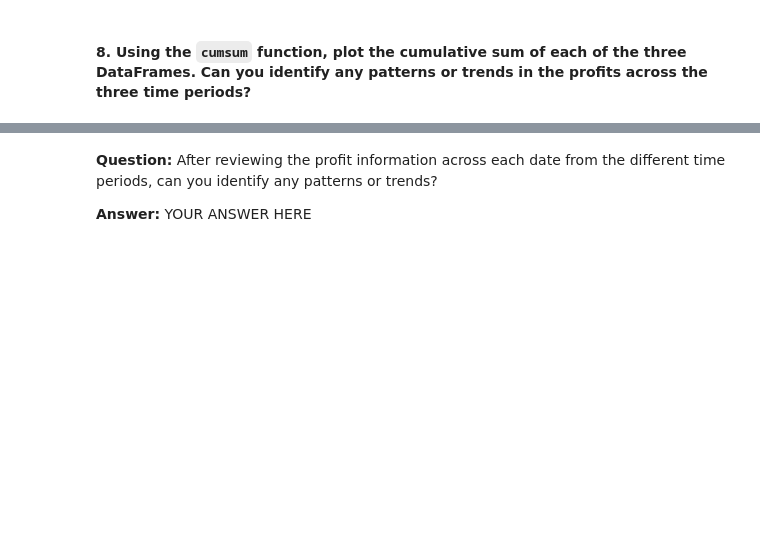
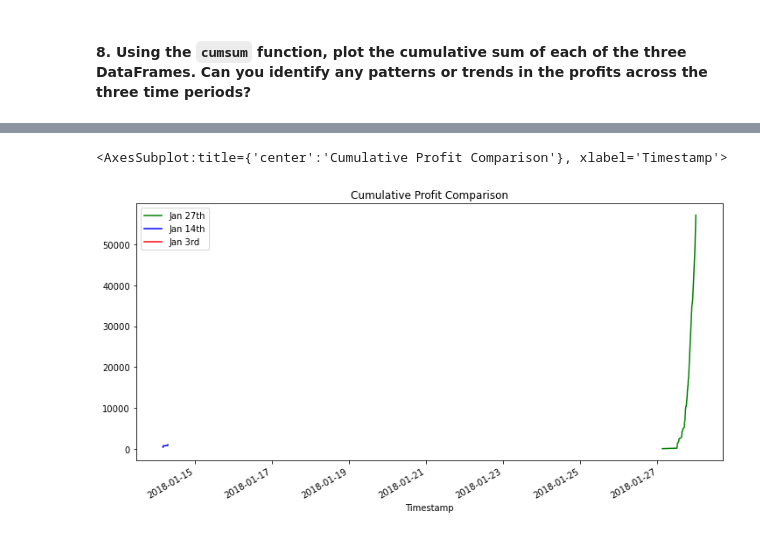
Before and after one commit to LucasBucks/Module_3_Challenge, a Jupyter notebook: Module_3CF/crypto_arbitrage.ipynb, the cells around one changed output, grey strips where cells are left out. Saved outputs shown, nothing was run; the diff lists cells and outputs as text; code cells hidden in the pictures; blank space fills up the shorter version.

```diff
--- a/Module_3CF/crypto_arbitrage.ipynb
+++ b/Module_3CF/crypto_arbitrage.ipynb
@@ -630,4 +722,15 @@ profit_per_trade_early = # YOUR CODE HERE
 #### 8. Using the `cumsum` function, plot the cumulative sum of each of the three DataFrames. Can you identify any patterns or trends in the profits across the three time periods?
 # %%
 # Use the cumsum function to calculate the cumulative profits over time for the early profit per trade DataFrame
-cumulative_profit_early = # YOUR CODE HERE
+cumulative_profit_early = profit_per_trade_early.cumsum()
+cumulative_profit_middle = profit_per_trade_middle.cumsum()
+cumulative_profit_late = profit_per_trade_late.cumsum()
+
+display('Cumulative sum of profits for early trades')
+display(cumulative_profit_early)
+display("")
+display('Cumulative sum of profits for middle trades')
+display(cumulative_profit_middle)
+display("")
+display('Cumulative sum of profits for late trades')
+display(cumulative_profit_late)
@@ -637,4 +764,8 @@ cumulative_profit_early = # YOUR CODE HERE
-# %% [markdown]
-**Question:** After reviewing the profit information across each date from the different time periods, can you identify any patterns or trends?
-
-**Answer:** YOUR ANSWER HERE
+# %%
+# Plot the cumulative sum of profits for the early profit per trade DataFrame - since early did not have any profits, I am running a comparison chart for all 3 dates.
+cumulative_profit_late.plot(legend=True, kind='line', figsize=(12,6), title='Cumulative Profit Comparison', color='green', label='Jan 27th')
+cumulative_profit_middle.plot(legend=True, figsize=(12,6), color='blue', label='Jan 14th')
+cumulative_profit_early.plot(legend=True, figsize=(12,6), color='red', label='Jan 3rd')
+# %% [output]
+<AxesSubplot:title={'center':'Cumulative Profit Comparison'}, xlabel='Timestamp'>
+[figure, added]
```
Also changed, not shown: parts of 11 cells of this notebook, 1 other file.
